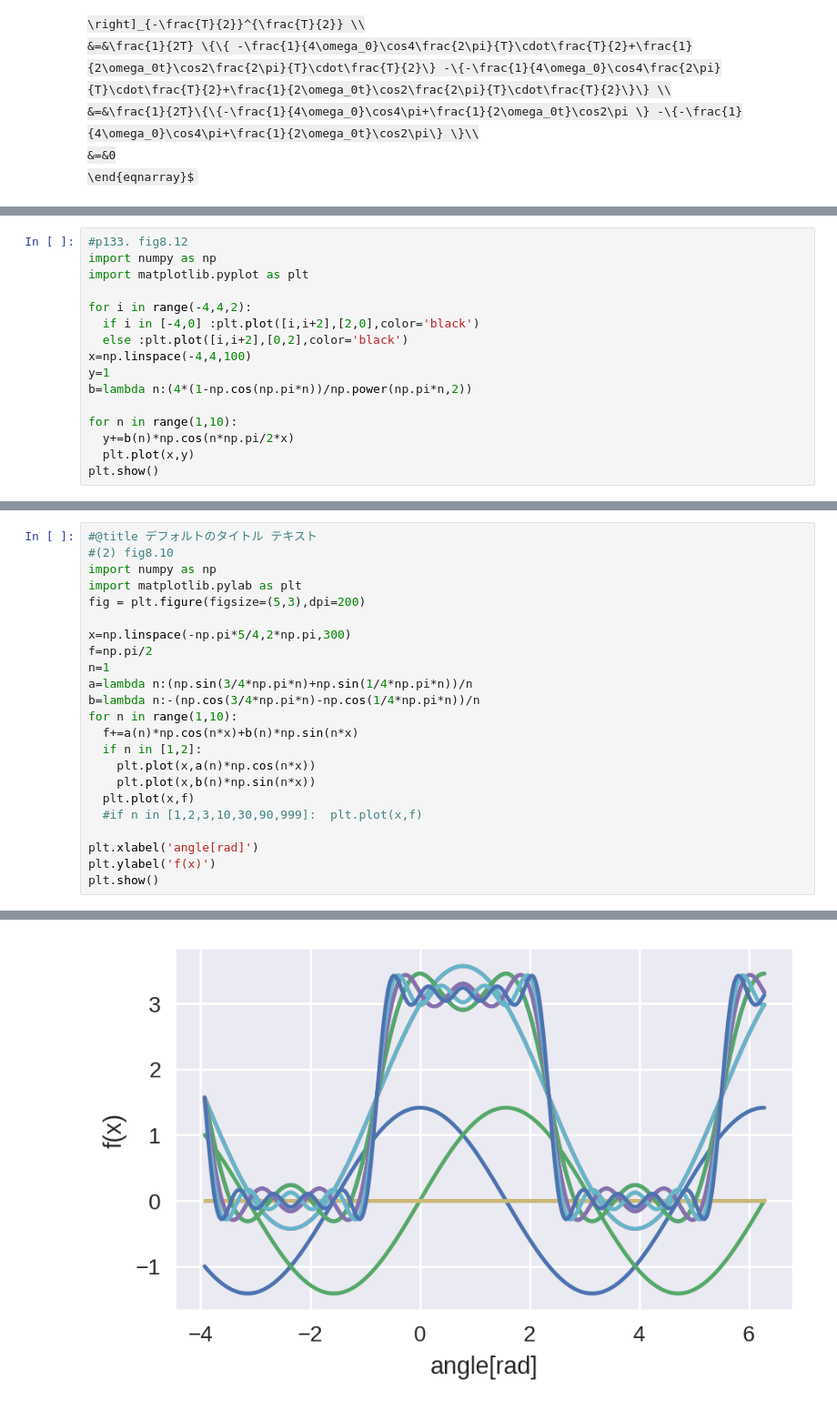
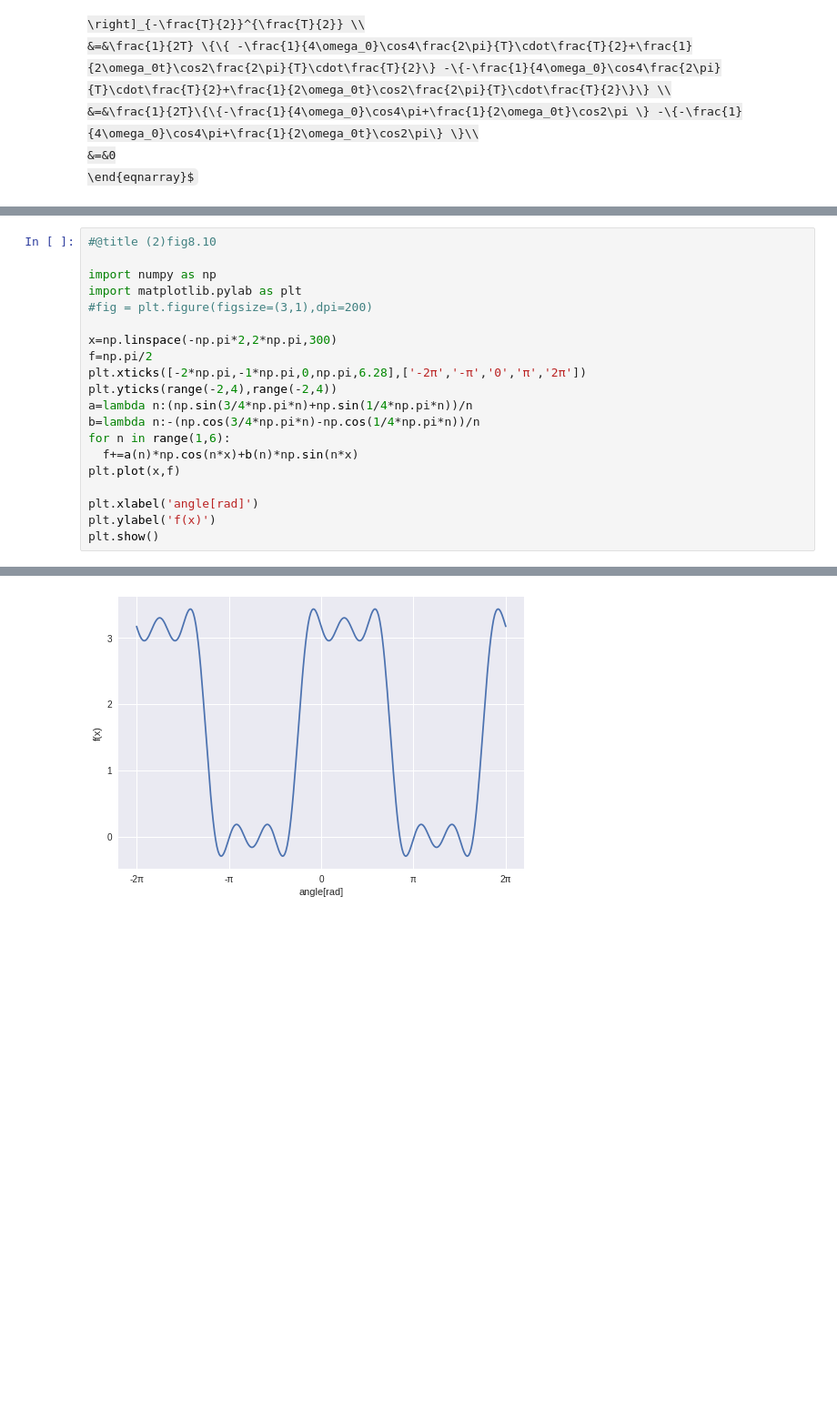
Before and after one commit to sakakendo/notebook, a Jupyter notebook: apm1_3.ipynb, the cells around one changed output, grey strips where cells are left out. Shown at 91% size. Cells and saved outputs as stored; diff of their text form; some formulas as TeX source; blank space fills up the shorter version.

```diff
--- a/apm1_3.ipynb
+++ b/apm1_3.ipynb
@@ -75,16 +30,0 @@ plt.show()
-# %%
-#p133. fig8.12
-import numpy as np
-import matplotlib.pyplot as plt
-
-for i in range(-4,4,2):
-  if i in [-4,0] :plt.plot([i,i+2],[2,0],color='black')
-  else :plt.plot([i,i+2],[0,2],color='black')
-x=np.linspace(-4,4,100)
-y=1
-b=lambda n:(4*(1-np.cos(np.pi*n))/np.power(np.pi*n,2))
-
-for n in range(1,10):
-  y+=b(n)*np.cos(n*np.pi/2*x)
-  plt.plot(x,y)
-plt.show()
@@ -93,22 +99,19 @@ plt.show()
 # %%
-#@title デフォルトのタイトル テキスト
-#(2) fig8.10
+#@title (2)fig8.10
+
 import numpy as np
 import matplotlib.pylab as plt
-fig = plt.figure(figsize=(5,3),dpi=200)
+#fig = plt.figure(figsize=(3,1),dpi=200)
 
-x=np.linspace(-np.pi*5/4,2*np.pi,300)
+x=np.linspace(-np.pi*2,2*np.pi,300)
 f=np.pi/2
-n=1
+plt.xticks([-2*np.pi,-1*np.pi,0,np.pi,6.28],['-2π','-π','0','π','2π'])
+plt.yticks(range(-2,4),range(-2,4))
 a=lambda n:(np.sin(3/4*np.pi*n)+np.sin(1/4*np.pi*n))/n
 b=lambda n:-(np.cos(3/4*np.pi*n)-np.cos(1/4*np.pi*n))/n
-for n in range(1,10):
+for n in range(1,6):
   f+=a(n)*np.cos(n*x)+b(n)*np.sin(n*x)
-  if n in [1,2]:
-    plt.plot(x,a(n)*np.cos(n*x))
-    plt.plot(x,b(n)*np.sin(n*x))
-  plt.plot(x,f)
-  #if n in [1,2,3,10,30,90,999]:  plt.plot(x,f)
+plt.plot(x,f)
 
 plt.xlabel('angle[rad]')
 plt.ylabel('f(x)')
@@ -118 +120 @@ Text(0,0.5,'f(x)')
-[figure, old version]
+[figure, new version]
```
Also changed, not shown: parts of 10 cells of this notebook.
